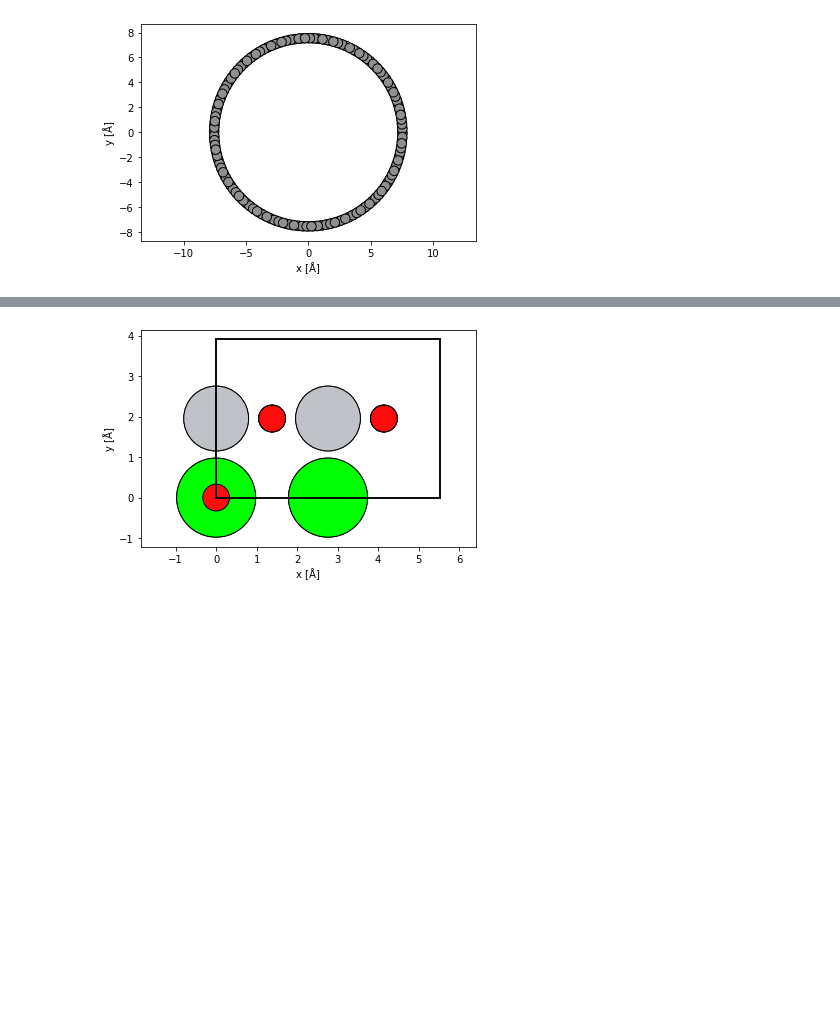
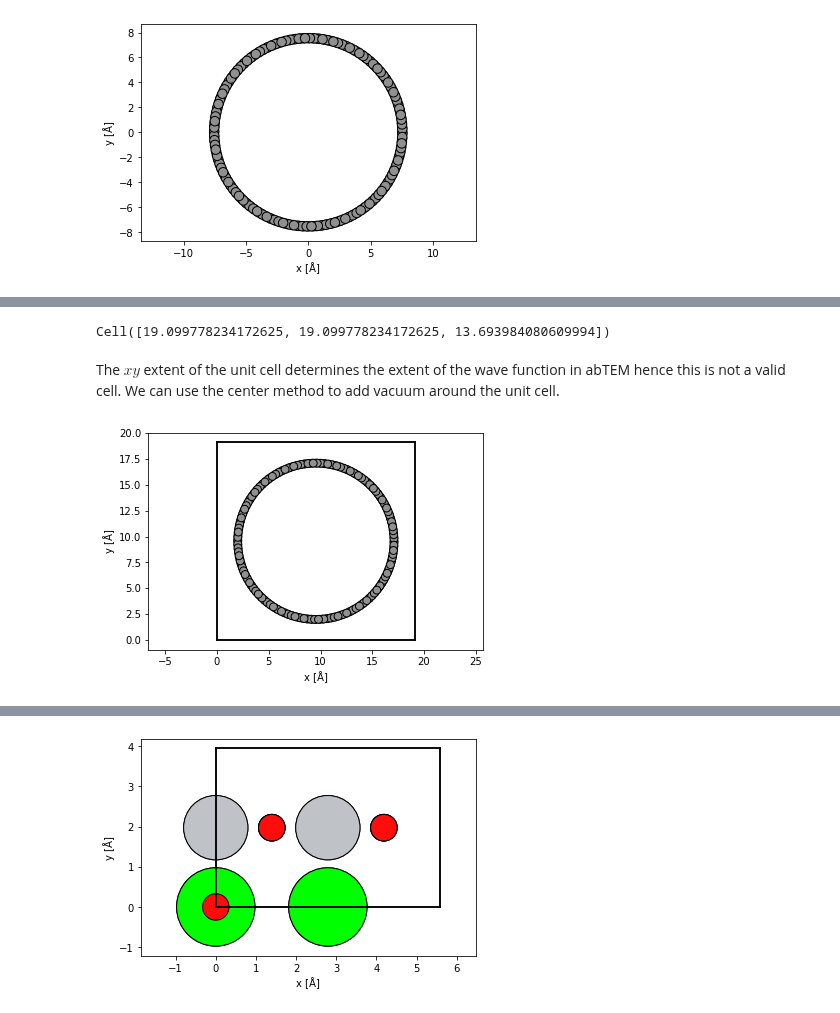
Before and after one commit to abTEM/abTEM, a Jupyter notebook: docs/user_guide/atomic_models.ipynb, the cells around one changed output, grey strips where cells are left out. Cells and saved outputs as stored; diff of their text form; code cells hidden in the pictures; blank space fills up the shorter version.

```diff
--- a/docs/user_guide/atomic_models.ipynb
+++ b/docs/user_guide/atomic_models.ipynb
@@ -79,0 +101,6 @@ abtem.show_atoms(cnt);
+# %%
+cnt.cell
+# %% [output]
+Cell([19.099778234172625, 19.099778234172625, 13.693984080609994])
+# %% [markdown]
+The $xy$ extent of the unit cell determines the extent of the wave function in abTEM hence this is not a valid cell. We can use the center method to add vacuum around the unit cell.
@@ -80 +109,5 @@ abtem.show_atoms(cnt);
+# %%
+abtem.show_atoms(cnt);
+# %% [output]
+[figure, added]
 # %% [markdown]
```
Also changed, not shown: parts of 40 cells of this notebook, 18 other files.
